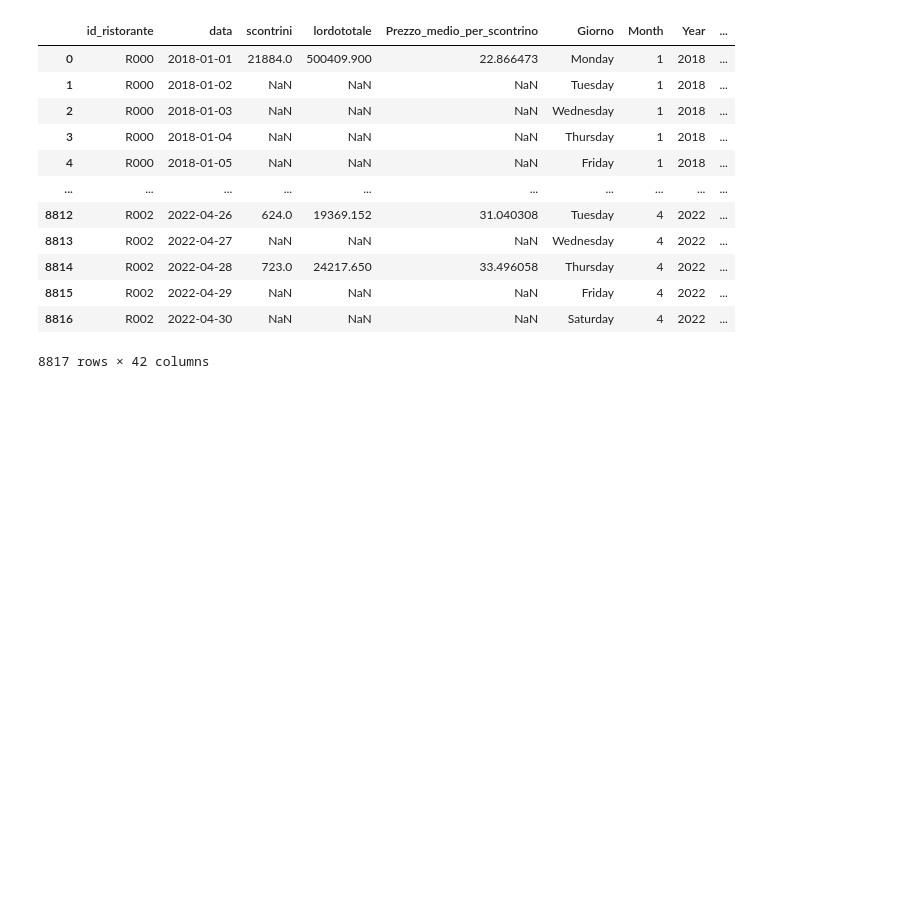
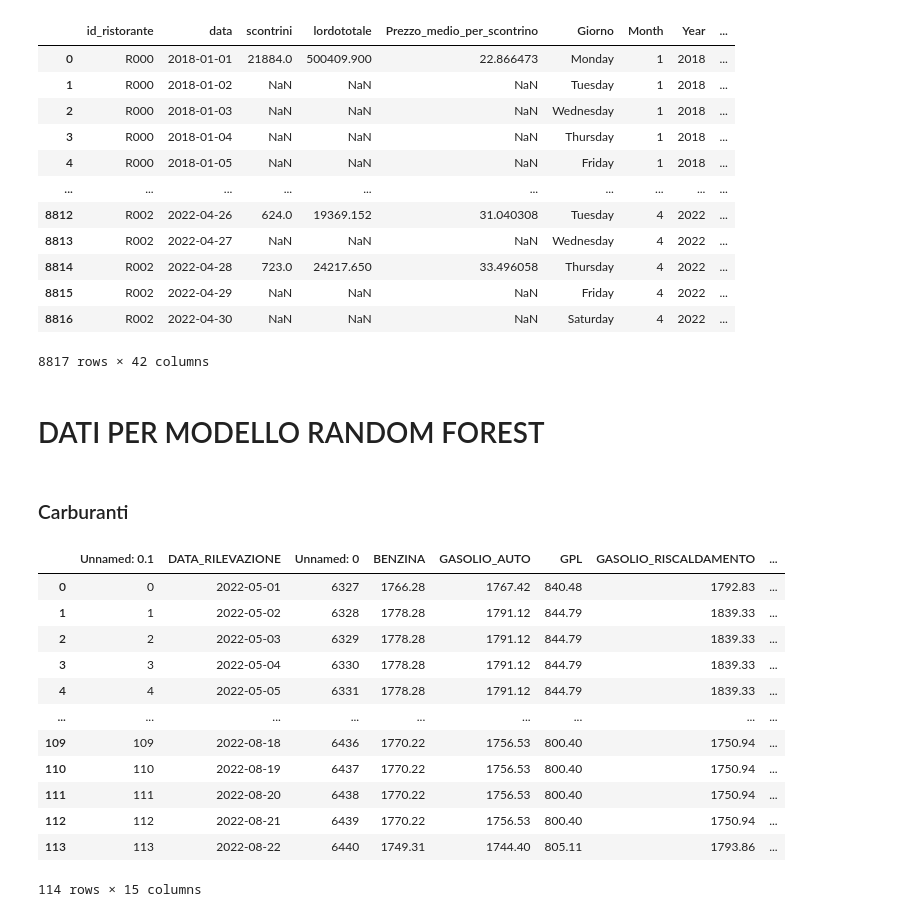
Before and after one commit to giocoal/restaurant-revenue-loss-COVID-retrospective-analysis, a Jupyter notebook: Integrazione dati.ipynb, the cells around one changed output. Cells and saved outputs as stored; diff of their text form; code cells hidden in the pictures; blank space fills up the shorter version.

```diff
--- a/Integrazione dati.ipynb
+++ b/Integrazione dati.ipynb
@@ -1129,3 +1136,24 @@ df_clean
 
 df_clean.to_csv('dataset_clean.csv')
 inforistoranti.to_csv('info_ristoranti_location.csv')
+# %% [markdown]
+# DATI PER MODELLO RANDOM FOREST
+# %% [markdown]
+### Carburanti
+# %%
+carburanti_rf = pd.read_csv("Dati/Dati per RANDOM FOREST/carburanti_agosto_22.csv", parse_dates=["DATA_RILEVAZIONE"])
+carburanti_rf
+# %% [output]
+|  | Unnamed: 0.1 | DATA_RILEVAZIONE | Unnamed: 0 | BENZINA | GASOLIO_AUTO | GPL | GASOLIO_RISCALDAMENTO | ... |
+| 0 | 0 | 2022-05-01 | 6327 | 1766.28 | 1767.42 | 840.48 | 1792.83 | ... |
+| 1 | 1 | 2022-05-02 | 6328 | 1778.28 | 1791.12 | 844.79 | 1839.33 | ... |
+| 2 | 2 | 2022-05-03 | 6329 | 1778.28 | 1791.12 | 844.79 | 1839.33 | ... |
+| 3 | 3 | 2022-05-04 | 6330 | 1778.28 | 1791.12 | 844.79 | 1839.33 | ... |
+| 4 | 4 | 2022-05-05 | 6331 | 1778.28 | 1791.12 | 844.79 | 1839.33 | ... |
+| ... | ... | ... | ... | ... | ... | ... | ... | ... |
+| 109 | 109 | 2022-08-18 | 6436 | 1770.22 | 1756.53 | 800.40 | 1750.94 | ... |
+| 110 | 110 | 2022-08-19 | 6437 | 1770.22 | 1756.53 | 800.40 | 1750.94 | ... |
+| 111 | 111 | 2022-08-20 | 6438 | 1770.22 | 1756.53 | 800.40 | 1750.94 | ... |
+| 112 | 112 | 2022-08-21 | 6439 | 1770.22 | 1756.53 | 800.40 | 1750.94 | ... |
+| 113 | 113 | 2022-08-22 | 6440 | 1749.31 | 1744.40 | 805.11 | 1793.86 | ... |
+114 rows × 15 columns
```
Also changed, not shown: parts of 23 cells of this notebook, 13 other files.
